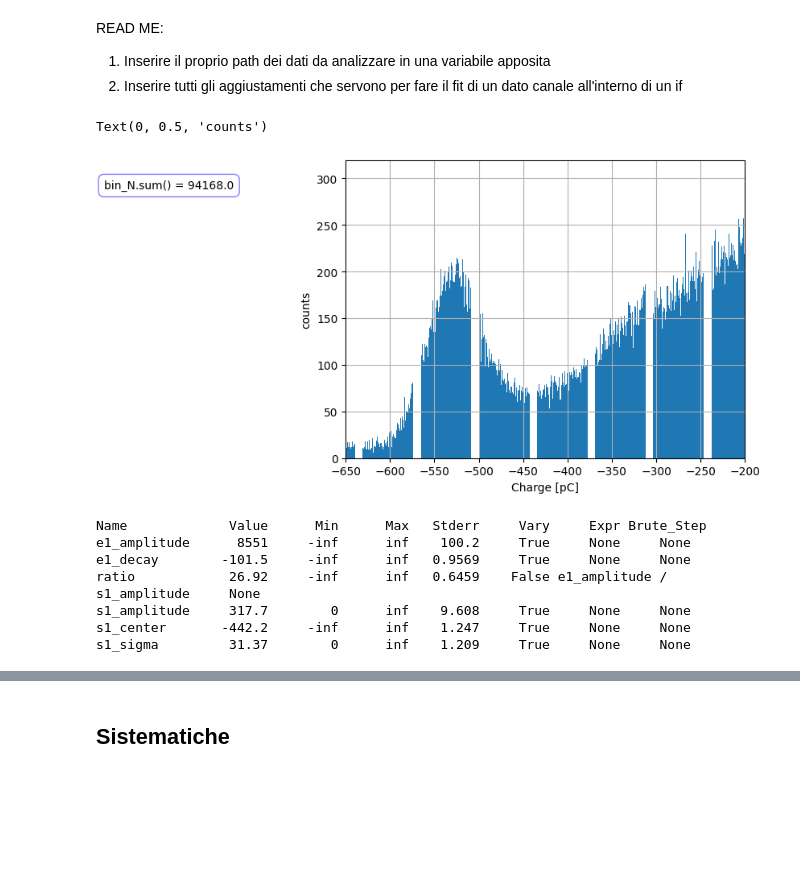
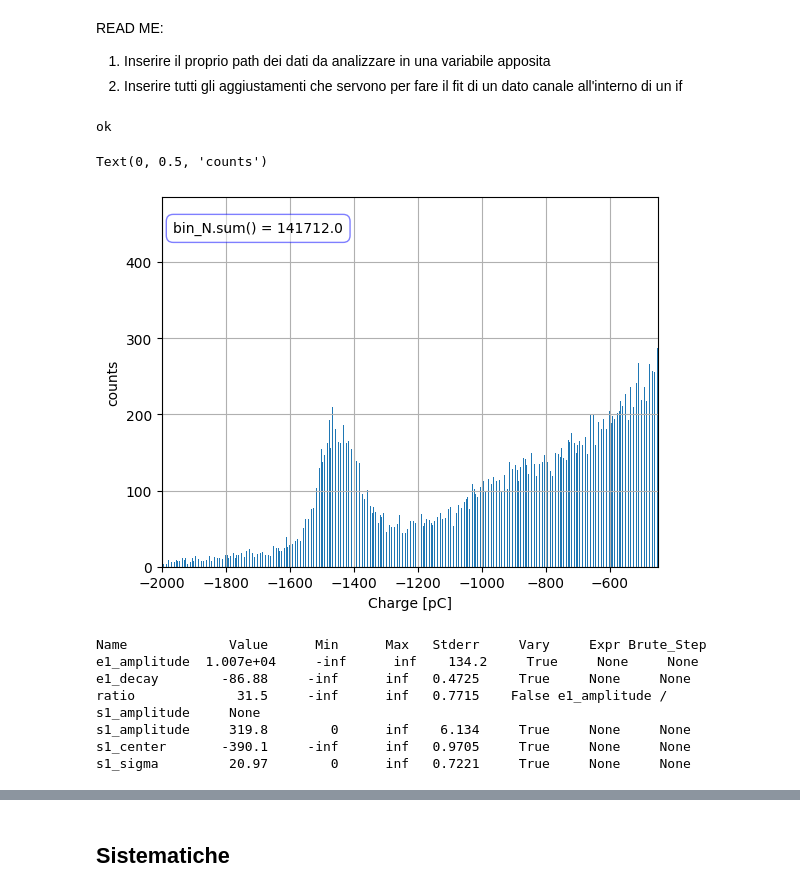
Before and after one commit to 0-DvD-0/Sfera, a Jupyter notebook: Jupyter/Fit_all_prova_ripulito_batches.ipynb, the cells around one changed output, grey strips where cells are left out. Cells and saved outputs as stored; diff of their text form; code cells hidden in the pictures; blank space fills up the shorter version.

```diff
--- a/Jupyter/Fit_all_prova_ripulito_batches.ipynb
+++ b/Jupyter/Fit_all_prova_ripulito_batches.ipynb
@@ -27,12 +27,14 @@ def rebin(data, factor):
     rebinned_data = np.sum(data.reshape(-1, factor), axis=1)
     return rebinned_data
 # %%
-channel=14
+channel=4
 special_channel=[0, 2, 6, 10, 11, 14]
 # %%
 #PATH_MARTI="../Dati/Run_chall_ChargeHistos_4_12_2024_10M.dat"
 #PATH_SAM="../Dati/12_APR/Run_chall_ChargeHistos_4_12_2024_10M.dat"
 
+#channel_idx = [0, -1, 1, 2, 3, 4, 5, 6, 7, 8, 9, 10, -1, -1, 11, 12]
+channel_idx = [0, -1, 1, 2, 3, 4, 5, 6, 7, 8, -1, 9, -1, -1, 10, 11]
 if channel in special_channel:
     path="../Dati/batch_1/Run_ch"+str(channel)+"_Cs_ChargeHistos_4_19_2024.dat"
     edge_N, bin_N = load_histo(path)
@@ -41,6 +43,7 @@ if channel in special_channel:
 else:
     path="../Dati/batch_1/Run_chall_Cs_ChargeHistos_4_19_2024_high_range.dat"
     edge_N, bin_N = load_histo(path)
+    print("ok")
     edge_N = edge_N[channel_idx[channel]]
     bin_N = bin_N[channel_idx[channel]]
 
@@ -49,7 +52,7 @@ else:
 if(channel == 12 or channel == 13 or channel == 1):
     exit()
 
-channel_idx = [0, -1, 1, 2, 3, 4, 5, 6, 7, 8, 9, 10, -1, -1, 11, 12]
+
 
 
 
@@ -66,37 +69,40 @@ edge_N = np.array(tmp)
 
 centers_N = np.convolve(edge_N, [0.5, 0.5], "valid")
 err_N = np.sqrt(bin_N)
+# %% [output]
+ok
 # %%
 lim_list = [[-500, -165],  #ch0   special
             [-1, -1],      #ch1
             [-600, -200],  #ch2   special
-            [-1240, -400],  #ch3
-            [-2000, -165],  #ch4
+            [-1350, -500],  #ch3
+            [-2000, -450],  #ch4
             [-2000, -175],  #ch5
             [-500, -135],  #ch6    special
             [-2000, -180],  #ch7
             [-2000, -170],  #ch8
-            [-2000, -160],  #ch9
+            #[-2000, -160],  #ch9
+            [-1, -1],  #ch9
             [-500, -200],  #ch10    special
             [-750, -200],  #ch11    special
             [-1, -1],      #ch12
             [-1, -1],      #ch13
             [-650, -200],  #ch14    special
-            [-2000, -140]   #ch15
+            [-1100, -200]   #ch15 160
             ]
 
 
 lim_N = lim_list[channel]
 plt.text(centers_N.min() * 0.85, bin_N.max() * 95 / 100, f'{bin_N.sum() = }', fontsize=10, color='black', ha='center',
          bbox=dict(facecolor='white', alpha=0.5, edgecolor='blue', boxstyle='round,pad=0.5'))
 plt.bar(centers_N, bin_N)#, width = 1)
 plt.xlim(lim_N)
 plt.grid()
 plt.xlabel("Charge [pC]")
 plt.ylabel("counts")
 # %% [output]
 Text(0, 0.5, 'counts')
-[figure, old version]
+[figure, new version]
 # %%
 err_N = err_N[np.where((centers_N > lim_N[0]) & (centers_N < lim_N[1]))]
 bin_N = bin_N[np.where((centers_N > lim_N[0]) & (centers_N < lim_N[1]))]
@@ -132,12 +138,12 @@ elif(channel==15):
 noise_params.pretty_print()
 # %% [output]
 Name             Value      Min      Max   Stderr     Vary     Expr Brute_Step
-e1_amplitude      8551     -inf      inf    100.2     True     None     None
-e1_decay        -101.5     -inf      inf   0.9569     True     None     None
-ratio            26.92     -inf      inf   0.6459    False e1_amplitude / s1_amplitude     None
-s1_amplitude     317.7        0      inf    9.608     True     None     None
-s1_center       -442.2     -inf      inf    1.247     True     None     None
-s1_sigma         31.37        0      inf    1.209     True     None     None
+e1_amplitude  1.007e+04     -inf      inf    134.2     True     None     None
+e1_decay        -86.88     -inf      inf   0.4725     True     None     None
+ratio             31.5     -inf      inf   0.7715    False e1_amplitude / s1_amplitude     None
+s1_amplitude     319.8        0      inf    6.134     True     None     None
+s1_center       -390.1     -inf      inf   0.9705     True     None     None
+s1_sigma         20.97        0      inf   0.7221     True     None     None
 # %%
 #IMPOSTIAMO I PARAMETRI
 params["s1_amplitude"].min = 0
```
Also changed, not shown: parts of 14 cells of this notebook.
